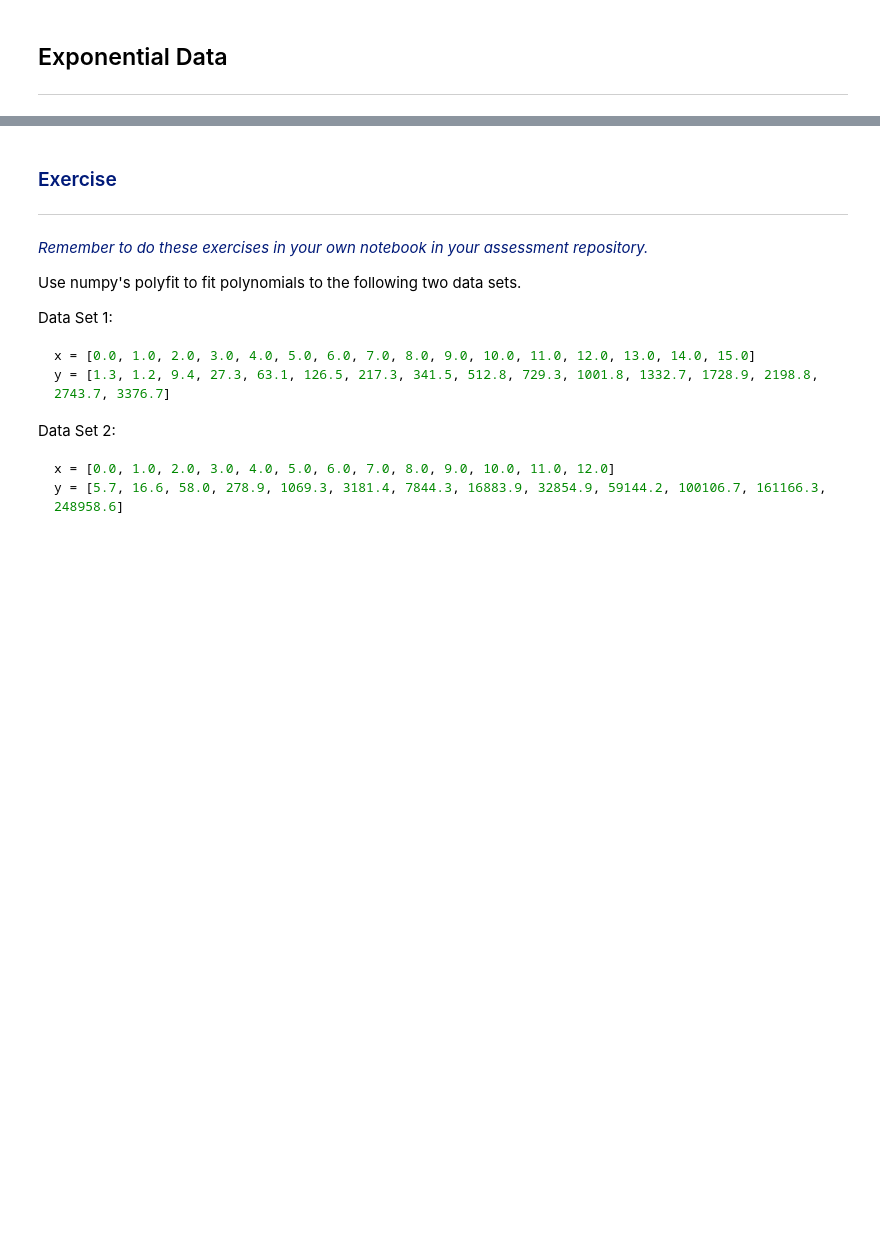
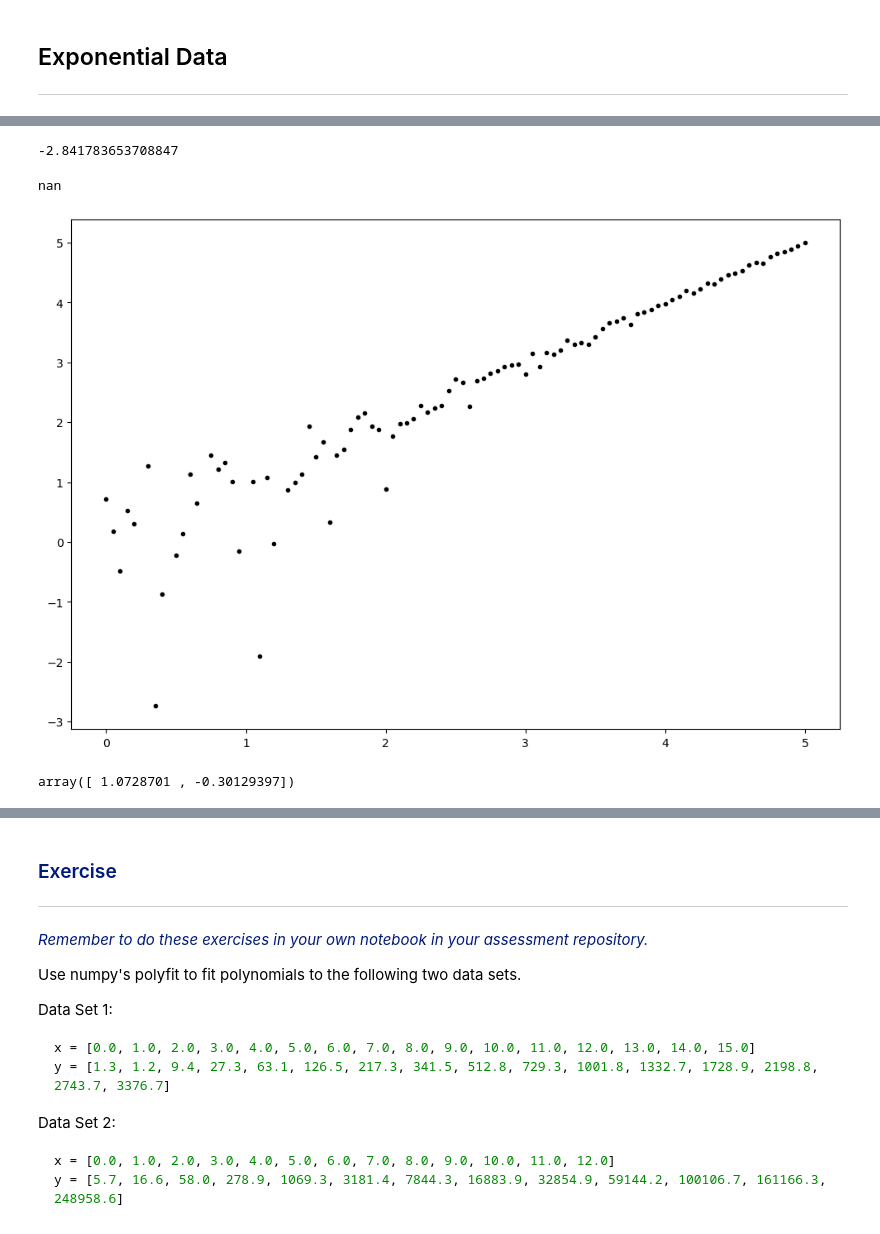
Before and after one commit to ianmcloughlin/2223-S1-machine-learn-stats, a Jupyter notebook: notebooks/03-parameters.ipynb, the cells around one changed output, grey strips where cells are left out. Cells and saved outputs as stored; diff of their text form; code cells hidden in the pictures; blank space fills up the shorter version.

```diff
--- a/notebooks/03-parameters.ipynb
+++ b/notebooks/03-parameters.ipynb
@@ -224,0 +280,29 @@ $ y = ae^{bx} $
+# %%
+y[5]
+# %% [output]
+-2.841783653708847
+# %%
+np.log(y[5])
+# %% [output]
+nan
+# %%
+# Check which values in log y are nan.
+nans = np.isnan(np.log(y))
+
+# Disregard x values where the corresponding log y value is nan.
+xnan = x[~nans]
+
+# Disregard y values where the log is nan.
+ynan = y[~nans]
+# %%
+# Create a plot.
+fig, ax = plt.subplots(figsize=(12, 8))
+
+ax.plot(xnan, np.log(ynan), 'k.');
+# %% [output]
+[figure, added]
+# %%
+params = np.polyfit(xnan, np.log(ynan), 1)
+params
+# %% [output]
+array([ 1.0728701 , -0.30129397])
```
Also changed, not shown: parts of 20 cells of this notebook.
